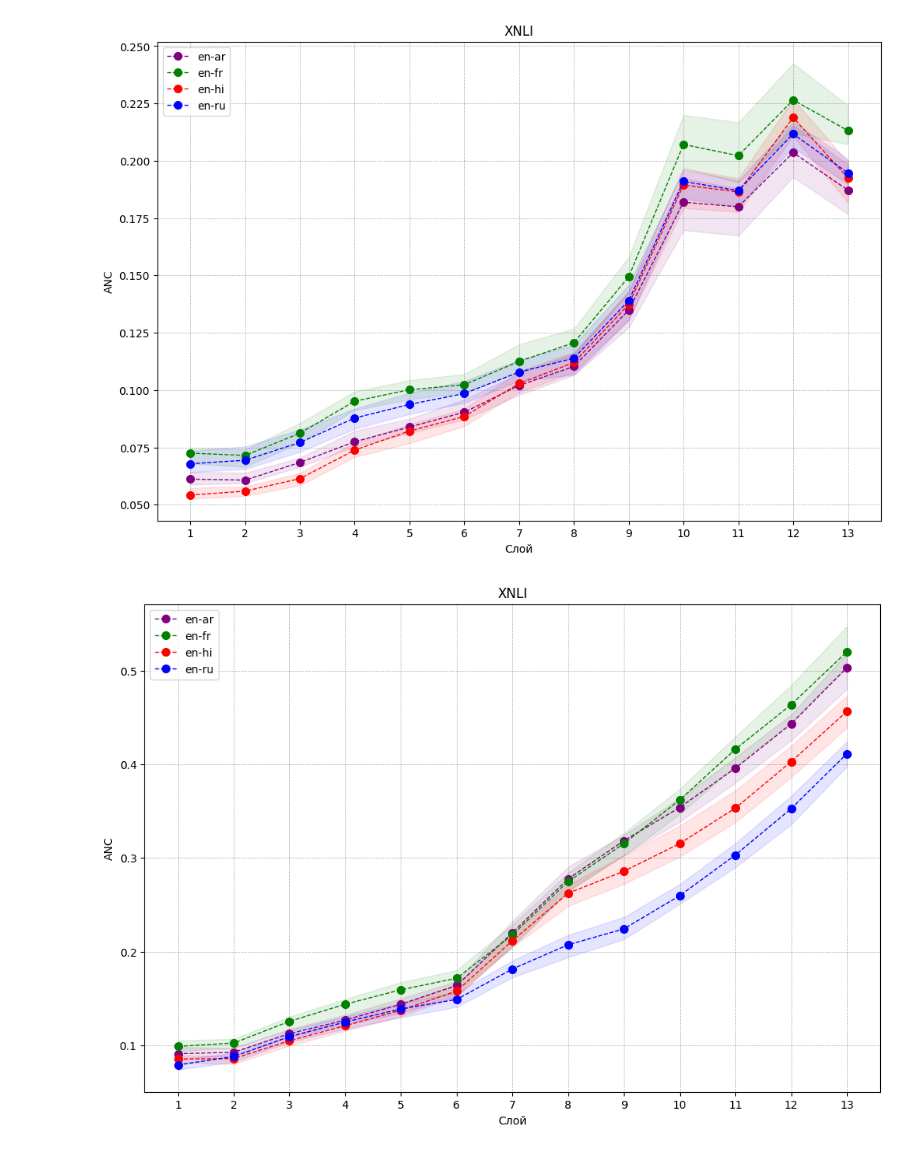
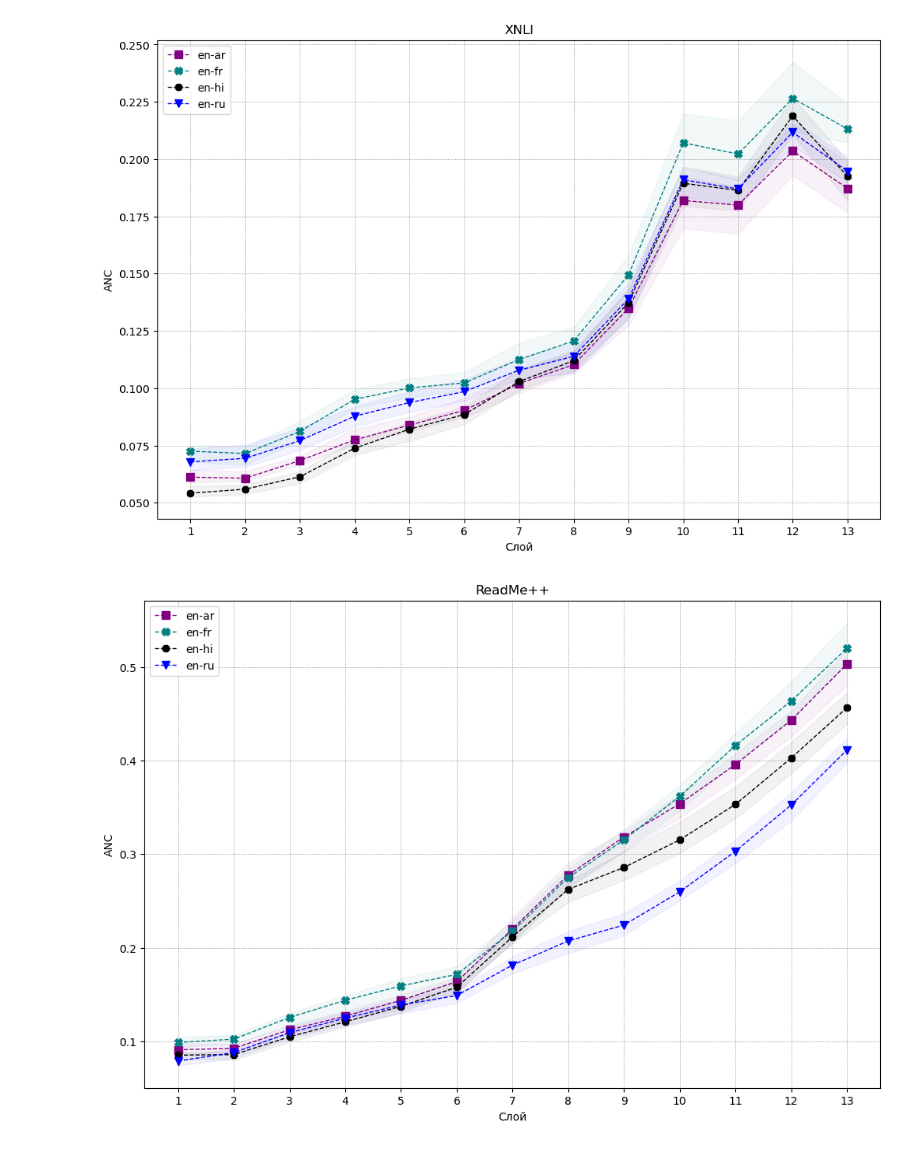
Before and after one commit to AndreyK2001/BERT-Classification, a Jupyter notebook: plots/plots.ipynb, the cells around one changed output. Saved outputs shown, nothing was run; the diff lists cells and outputs as text; code cells hidden in the pictures.

```diff
--- a/plots/plots.ipynb
+++ b/plots/plots.ipynb
@@ -14,40 +14,51 @@ import matplotlib.pyplot as plt
 
 # Инициализация фигуры для общего графика
 plt.figure(figsize=(12, 8))
 
 colors = {
     "en-ru": "blue",
-    "en-fr": "green",
-    "en-hi": "red",
+    "en-fr": "teal",
+    "en-hi": "black",
     "en-ar": "purple",
-    "en-es": "orange",
-    "en-it": "magenta"
+    "en-es": "brown",
+    "en-it": "navy"
+}
+
+markers = {
+    "en-ru": "v",
+    "en-fr": "X",
+    "en-hi": "8",
+    "en-ar": "s",
+    "en-es": "d",
+    "en-it": "D"
 }
 
 for (lang_pair, values) in data_XNLI_by_pair.items():
     # Объединение всех списков значений в один массив для удобства обработки
     values_array = np.array(values)
 
     # Вычисление минимального, максимального и среднего значения в каждой точке
     min_values = values_array.min(axis=0)
     max_values = values_array.max(axis=0)
     mean_values = values_array.mean(axis=0)
 
     # Построение графика
     x = range(1, len(mean_values)+1)
     color = colors.get(lang_pair, "grey")
-    plt.plot(x, mean_values, marker='o', markersize=7, label=f'{lang_pair}', color=color, linewidth=1, linestyle='--')
-    plt.fill_between(x, min_values, max_values, color=color, alpha=0.1)
+    marker = markers.get(lang_pair, "*")
+
+    plt.plot(x, mean_values, marker=marker, markersize=7, label=f'{lang_pair}', color=color, linewidth=1, linestyle='--')
+    plt.fill_between(x, min_values, max_values, color=color, alpha=0.05)
 
 plt.title('XNLI')
 plt.xlabel('Слой')
 plt.ylabel('ANC')
 plt.xticks(range(1, len(mean_values) + 1))
 plt.legend()
 plt.grid(which='major', color='#666666', linestyle=':', linewidth=0.5)
 plt.show()
 # %% [output]
-[figure, old version]
+[figure, new version]
 # %%
 Readme = pd.read_csv('./ANC_Readme.txt', sep=';')
 # Преобразование строки со значениями в список чисел
@@ -72,10 +83,12 @@ for (lang_pair, values) in data_Readme_by_pair.items():
     # Построение графика
     x = range(1, len(mean_values)+1)
     color = colors.get(lang_pair, "grey")
-    plt.plot(x, mean_values, marker='o', markersize=7, label=f'{lang_pair}', color=color, linewidth=1, linestyle='--')
-    plt.fill_between(x, min_values, max_values, color=color, alpha=0.1)
+    marker = markers.get(lang_pair, "*")
 
-plt.title('XNLI')
+    plt.plot(x, mean_values, marker=marker, markersize=7, label=f'{lang_pair}', color=color, linewidth=1, linestyle='--')
+    plt.fill_between(x, min_values, max_values, color=color, alpha=0.05)
+
+plt.title('ReadMe++')
 plt.xlabel('Слой')
 plt.ylabel('ANC')
 plt.xticks(range(1, len(mean_values) + 1))
@@ -83,7 +96,7 @@ plt.legend()
 plt.grid(which='major', color='#666666', linestyle=':', linewidth=0.5)
 plt.show()
 # %% [output]
-[figure, old version]
+[figure, new version]
 # %%
 VvsW = pd.read_csv('./ANC_VvsW.txt', sep=';')
 # Преобразование строки со значениями в список чисел
```
Also changed, not shown: parts of 2 cells of this notebook.
